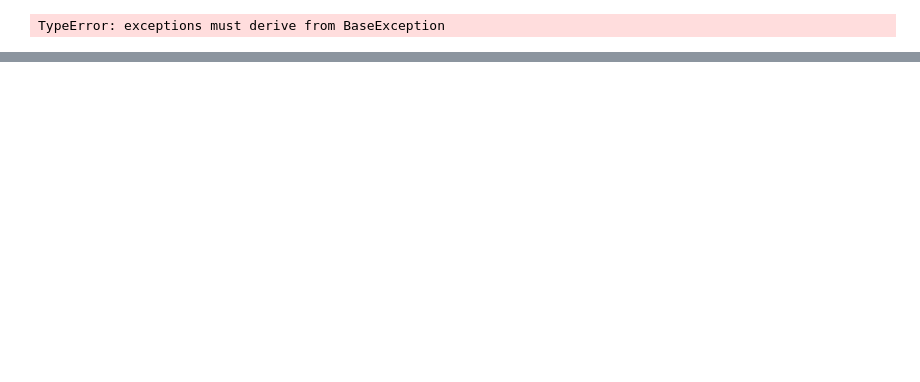
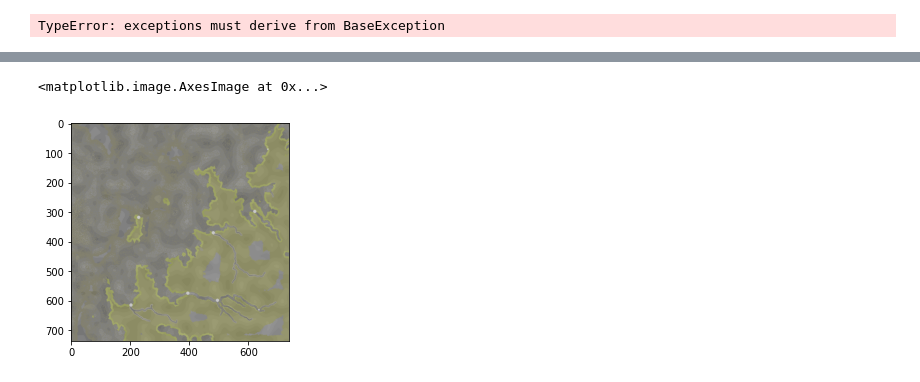
Before and after one commit to rvorias/voxel_realms, a Jupyter notebook: notebooks/pipeline_v6.ipynb, the cells around one changed output, grey strips where cells are left out. Saved outputs shown, nothing was run; the diff lists cells and outputs as text; code cells hidden in the pictures; blank space fills up the shorter version.

```diff
--- a/notebooks/pipeline_v6.ipynb
+++ b/notebooks/pipeline_v6.ipynb
@@ -185,0 +243,5 @@ x[co] = lowest_val
+# %%
+plt.imshow(cimg)
+# %% [output]
+<matplotlib.image.AxesImage at 0x...>
+[figure, added]
```
Also changed, not shown: parts of 11 cells of this notebook, 4 other files.
